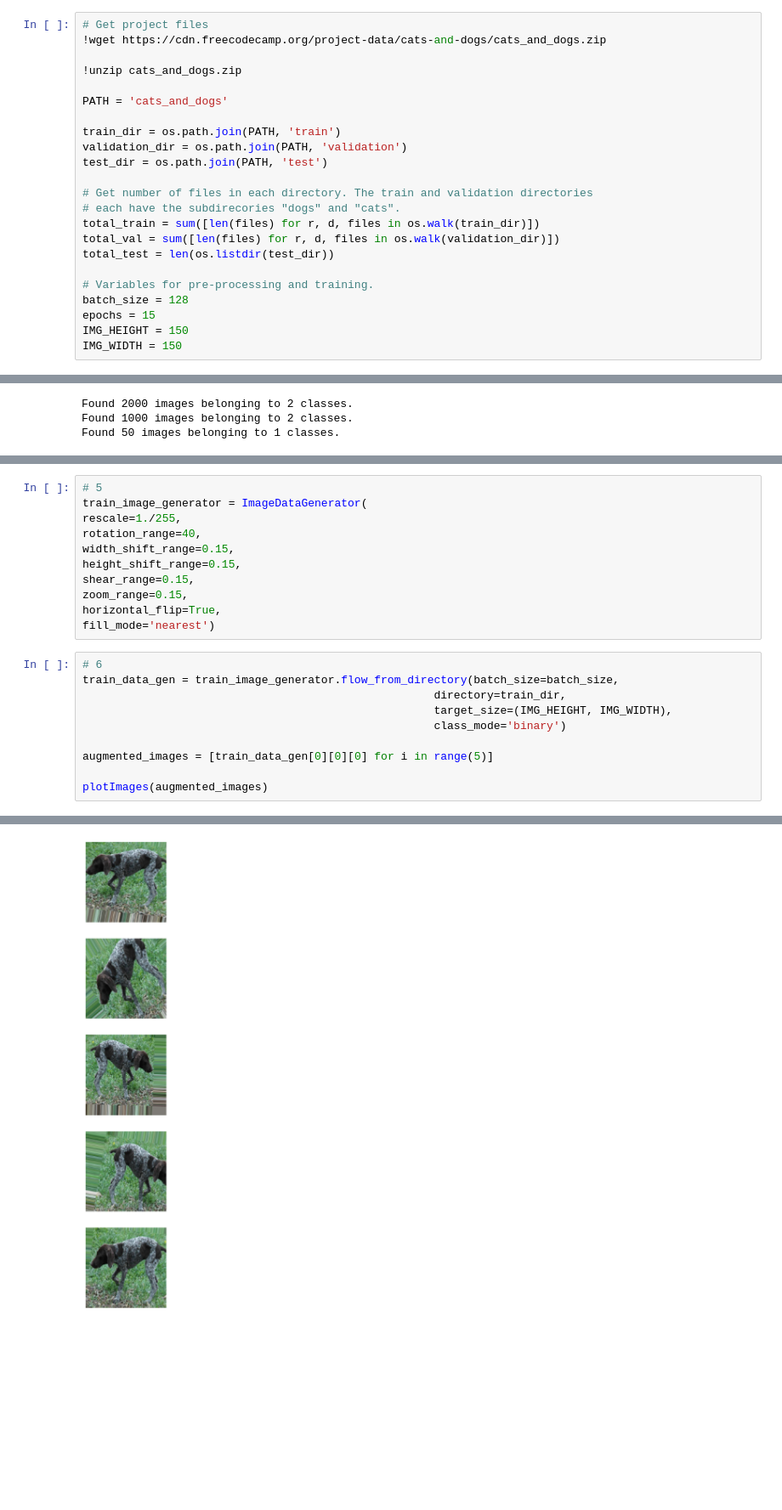
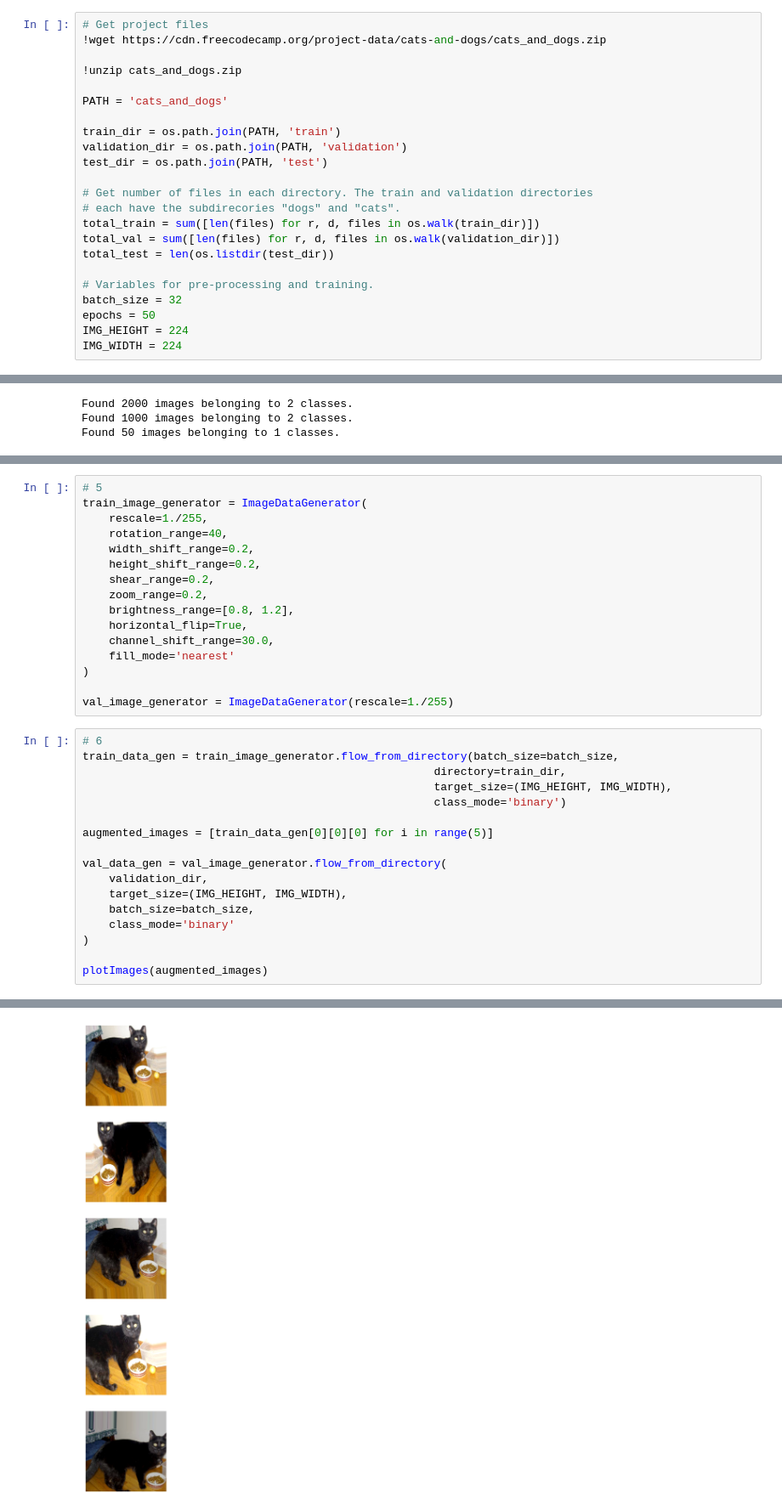
Before and after one commit to RyuHitori/Dog-Cat-image-classifier, a Jupyter notebook: fcc_cat_dog.ipynb, the cells around one changed output, grey strips where cells are left out. Shown at 85% size. Cells and saved outputs as stored; diff of their text form; blank space fills up the shorter version.

```diff
--- a/fcc_cat_dog.ipynb
+++ b/fcc_cat_dog.ipynb
@@ -32,10 +33,10 @@ total_val = sum([len(files) for r, d, files in os.walk(validation_dir)])
 total_test = len(os.listdir(test_dir))
 
 # Variables for pre-processing and training.
-batch_size = 128
-epochs = 15
-IMG_HEIGHT = 150
-IMG_WIDTH = 150
+batch_size = 32
+epochs = 50
+IMG_HEIGHT = 224
+IMG_WIDTH = 224
 # %% [output]
 'wget' is not recognized as an internal or external command,
 operable program or batch file.
@@ -94,14 +95,19 @@ plotImages(sample_training_images[:5])
 # %%
 # 5
 train_image_generator = ImageDataGenerator(
-rescale=1./255,
-rotation_range=40,
-width_shift_range=0.15,
-height_shift_range=0.15,
-shear_range=0.15,
-zoom_range=0.15,
-horizontal_flip=True,
-fill_mode='nearest')
+    rescale=1./255,
+    rotation_range=40,
+    width_shift_range=0.2,
+    height_shift_range=0.2,
+    shear_range=0.2,
+    zoom_range=0.2,
+    brightness_range=[0.8, 1.2],
+    horizontal_flip=True,
+    channel_shift_range=30.0,
+    fill_mode='nearest'
+)
+
+val_image_generator = ImageDataGenerator(rescale=1./255)
 # %%
 # 6
 train_data_gen = train_image_generator.flow_from_directory(batch_size=batch_size,
@@ -111,6 +117,13 @@ train_data_gen = train_image_generator.flow_from_directory(batch_size=batch_size
 
 augmented_images = [train_data_gen[0][0][0] for i in range(5)]
 
+val_data_gen = val_image_generator.flow_from_directory(
+    validation_dir,
+    target_size=(IMG_HEIGHT, IMG_WIDTH),
+    batch_size=batch_size,
+    class_mode='binary'
+)
+
 plotImages(augmented_images)
 # %% [output]
 Found 2000 images belonging to 2 classes.
@@ -117,4 +131,4 @@ Found 2000 images belonging to 2 classes.
-[figure, old version]
+[figure, new version]
 # %%
 # 7
 model = Sequential()
```
Also changed, not shown: parts of 8 cells of this notebook.
